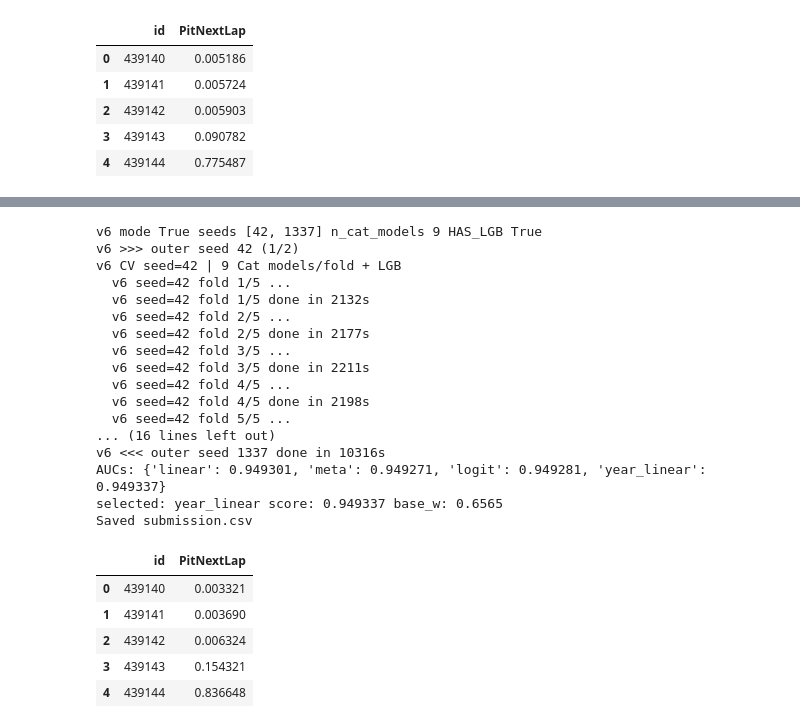
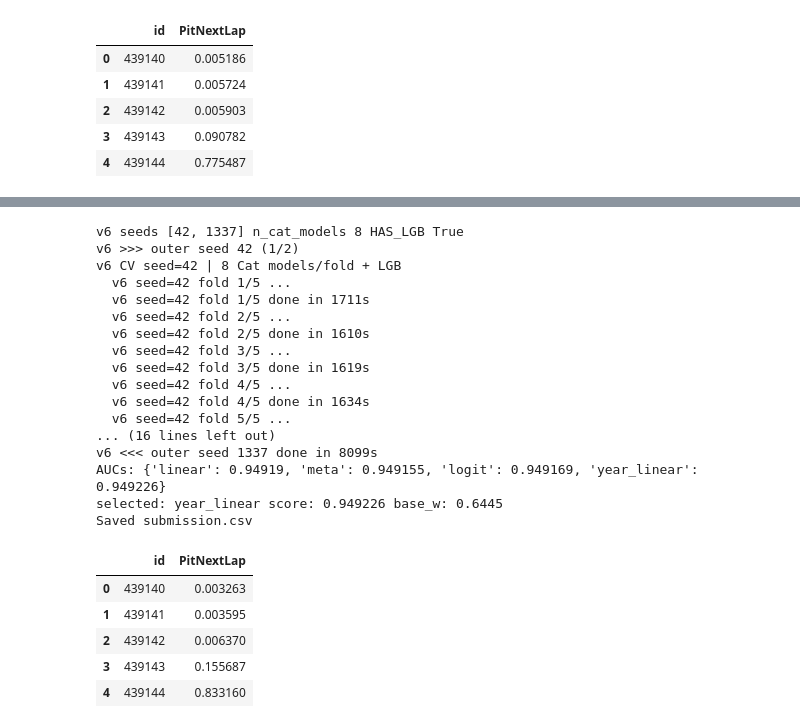
Before and after one commit to oivler/kaggle-f1-pit-stops, a Jupyter notebook: model.ipynb, the cells around one changed output, grey strips where cells are left out. Drawn from its saved outputs; the diff is of its cells as text; code cells hidden in the pictures.

```diff
--- a/model.ipynb
+++ b/model.ipynb
@@ -733,8 +733,6 @@ def add_fold_count_and_bins(X_tr, X_va, X_tst):
         X_tst[bn] = kb.transform(np.asarray(X_tst[col], dtype=float).reshape(-1, 1)).ravel().astype(np.float32)
     return X_tr, X_va, X_tst
 
-OVERNIGHT_MODE = True
-
 param_list = [
     {'loss_function': 'Logloss', 'eval_metric': 'AUC', 'learning_rate': 0.05, 'depth': 6, 'iterations': 850, 'l2_leaf_reg': 5, 'random_strength': 1.0, 'subsample': 0.9, 'bootstrap_type': 'Bernoulli', 'random_state': 42, 'verbose': False},
     {'loss_function': 'Logloss', 'eval_metric': 'AUC', 'learning_rate': 0.04, 'depth': 7, 'iterations': 1000, 'l2_leaf_reg': 7, 'random_strength': 1.2, 'subsample': 0.85, 'bootstrap_type': 'Bernoulli', 'random_state': 99, 'verbose': False},
@@ -745,12 +743,6 @@ param_list = [
     {'loss_function': 'Logloss', 'eval_metric': 'AUC', 'learning_rate': 0.032, 'depth': 8, 'iterations': 1450, 'l2_leaf_reg': 10, 'random_strength': 1.4, 'subsample': 0.82, 'bootstrap_type': 'Bernoulli', 'random_state': 808, 'verbose': False},
     {'loss_function': 'Logloss', 'eval_metric': 'AUC', 'learning_rate': 0.048, 'depth': 6, 'iterations': 1100, 'l2_leaf_reg': 8, 'random_strength': 0.95, 'subsample': 0.9, 'bootstrap_type': 'Bernoulli', 'random_state': 1601, 'verbose': False},
 ]
-
-if OVERNIGHT_MODE:
-    param_list += [
-        {'loss_function': 'Logloss', 'eval_metric': 'AUC', 'learning_rate': 0.036, 'depth': 8, 'iterations': 1600, 'l2_leaf_reg': 11, 'random_strength': 1.5, 'bootstrap_type': 'Bayesian', 'bagging_temperature': 1.2, 'random_state': 2401, 'verbose': False},
-        {'loss_function': 'Logloss', 'eval_metric': 'AUC', 'learning_rate': 0.058, 'depth': 6, 'iterations': 980, 'l2_leaf_reg': 6, 'random_strength': 0.9, 'subsample': 0.92, 'bootstrap_type': 'Bernoulli', 'random_state': 9871, 'verbose': False},
-    ]
 
 try:
     import lightgbm as lgb
@@ -765,10 +757,10 @@ except Exception:
     xgb_module = None
     has_xgb_stack = False
 
-CV_SEEDS = [42, 1337, 2027] if OVERNIGHT_MODE else [42, 1337]
-LGB_NUM_BOOST_ROUND = 1800 if OVERNIGHT_MODE else 1500
-LGB_EARLY_STOP = 150 if OVERNIGHT_MODE else 120
-print('OVERNIGHT_MODE', OVERNIGHT_MODE, 'seeds', CV_SEEDS, 'cat_models', len(param_list), 'lgb_rounds', LGB_NUM_BOOST_ROUND, 'has_xgb', has_xgb_stack)
+CV_SEEDS = [42, 1337]
+LGB_NUM_BOOST_ROUND = 1500
+LGB_EARLY_STOP = 120
+print('v5 seeds', CV_SEEDS, 'cat_models', len(param_list), 'lgb_rounds', LGB_NUM_BOOST_ROUND, 'has_xgb', has_xgb_stack)
 
 def single_seed_cv(seed_cv):
     skf = StratifiedKFold(n_splits=5, shuffle=True, random_state=seed_cv)
@@ -834,10 +826,6 @@ def single_seed_cv(seed_cv):
                 {'learning_rate': 0.052, 'num_leaves': 48, 'min_data_in_leaf': 96, 'feature_fraction': 0.78, 'bagging_fraction': 0.88, 'seed': 900 + fold},
                 {'learning_rate': 0.038, 'num_leaves': 80, 'min_data_in_leaf': 170, 'feature_fraction': 0.82, 'bagging_fraction': 0.82, 'seed': 1300 + fold},
             ]
-            if OVERNIGHT_MODE:
-                lgb_variants.append(
-                    {'learning_rate': 0.042, 'num_leaves': 72, 'min_data_in_leaf': 128, 'feature_fraction': 0.8, 'bagging_fraction': 0.9, 'seed': 1700 + fold}
-                )
             for lv in lgb_variants:
                 dtrain = lgb.Dataset(X_tr_l, label=y_tr, categorical_feature=cat_idx)
                 dval = lgb.Dataset(X_va_l, label=y_va, categorical_feature=cat_idx, reference=dtrain)
@@ -947,9 +935,9 @@ if has_catboost:
 
     best_w = 1.0
     best_auc_grid = roc_auc_score(y, oof_cb)
-    grid_n = 301 if OVERNIGHT_MODE else 201
-    local_n = 241 if OVERNIGHT_MODE else 161
-    local_span = 0.03 if OVERNIGHT_MODE else 0.04
+    grid_n = 201
+    local_n = 161
+    local_span = 0.04
     for w in np.linspace(0.0, 1.0, grid_n):
         blend_oof = w * oof_cb + (1.0 - w) * oof_aux
         auc = roc_auc_score(y, blend_oof)
@@ -1117,8 +1106,6 @@ try:
     HAS_LGB = True
 except Exception:
     HAS_LGB = False
-
-OVERNIGHT_MODE = True
 
 TARGET = 'PitNextLap'
 ID = 'id'
@@ -1170,16 +1157,10 @@ param_list = [
     {'loss_function': 'Logloss', 'eval_metric': 'AUC', 'learning_rate': 0.048, 'depth': 6, 'iterations': 1100, 'l2_leaf_reg': 8, 'random_strength': 0.95, 'subsample': 0.9, 'bootstrap_type': 'Bernoulli', 'random_state': 1601, 'verbose': False},
 ]
 
-if OVERNIGHT_MODE:
-    param_list += [
-        {'loss_function': 'Logloss', 'eval_metric': 'AUC', 'learning_rate': 0.036, 'depth': 8, 'iterations': 1600, 'l2_leaf_reg': 11, 'random_strength': 1.5, 'bootstrap_type': 'Bayesian', 'bagging_temperature': 1.2, 'random_state': 2401, 'verbose': False},
-    ]
-
-# Overnight: 2 seeds (not 3) + one extra Cat profile keeps wall-clock closer to "one night".
-CV_SEEDS = [42, 1337] if OVERNIGHT_MODE else [42, 1337]
-LGB_NUM_BOOST_ROUND = 1650 if OVERNIGHT_MODE else 1500
-LGB_EARLY_STOP = 130 if OVERNIGHT_MODE else 120
-print('v6 mode', OVERNIGHT_MODE, 'seeds', CV_SEEDS, 'n_cat_models', len(param_list), 'HAS_LGB', HAS_LGB, flush=True)
+CV_SEEDS = [42, 1337]
+LGB_NUM_BOOST_ROUND = 1500
+LGB_EARLY_STOP = 120
+print('v6 seeds', CV_SEEDS, 'n_cat_models', len(param_list), 'HAS_LGB', HAS_LGB, flush=True)
 
 def single_seed_cv(seed_cv):
     t_seed = time.perf_counter()
@@ -1333,44 +1314,44 @@ eps = 1e-6
 ocb = np.clip(oof_cb, eps, 1 - eps)
 oax = np.clip(oof_aux, eps, 1 - eps)
 tcb = np.clip(test_cb, eps, 1 - eps)
 tax = np.clip(test_aux, eps, 1 - eps)
 oof_logit = 1.0 / (1.0 + np.exp(-(best_w * np.log(ocb / (1 - ocb)) + (1 - best_w) * np.log(oax / (1 - oax)))))
 test_logit = 1.0 / (1.0 + np.exp(-(best_w * np.log(tcb / (1 - tcb)) + (1 - best_w) * np.log(tax / (1 - tax)))))
 auc_logit = roc_auc_score(y, oof_logit)
 
 candidates = [('linear', best_auc, test_linear), ('meta', auc_meta, test_meta), ('logit', auc_logit, test_logit)]
 if test_year is not None and best_year_auc > 0:
     candidates.append(('year_linear', best_year_auc, test_year))
 
 best_name, best_score, test_final = max(candidates, key=lambda x: x[1])
 print('AUCs:', {k: round(v, 6) for k, v, _ in candidates})
 print('selected:', best_name, 'score:', round(best_score, 6), 'base_w:', round(best_w, 4))
 
 submission = pd.DataFrame({'id': test[ID], 'PitNextLap': test_final})
 submission.to_csv('submission.csv', index=False)
 print('Saved submission.csv')
 display(submission.head())
 # %% [output]
-v6 mode True seeds [42, 1337] n_cat_models 9 HAS_LGB True
+v6 seeds [42, 1337] n_cat_models 8 HAS_LGB True
 v6 >>> outer seed 42 (1/2)
-v6 CV seed=42 | 9 Cat models/fold + LGB
+v6 CV seed=42 | 8 Cat models/fold + LGB
   v6 seed=42 fold 1/5 ...
-  v6 seed=42 fold 1/5 done in 2132s
+  v6 seed=42 fold 1/5 done in 1711s
   v6 seed=42 fold 2/5 ...
-  v6 seed=42 fold 2/5 done in 2177s
+  v6 seed=42 fold 2/5 done in 1610s
   v6 seed=42 fold 3/5 ...
-  v6 seed=42 fold 3/5 done in 2211s
+  v6 seed=42 fold 3/5 done in 1619s
   v6 seed=42 fold 4/5 ...
-  v6 seed=42 fold 4/5 done in 2198s
+  v6 seed=42 fold 4/5 done in 1634s
   v6 seed=42 fold 5/5 ...
 ... (16 lines left out)
-v6 <<< outer seed 1337 done in 10316s
-AUCs: {'linear': 0.949301, 'meta': 0.949271, 'logit': 0.949281, 'year_linear': 0.949337}
-selected: year_linear score: 0.949337 base_w: 0.6565
+v6 <<< outer seed 1337 done in 8099s
+AUCs: {'linear': 0.94919, 'meta': 0.949155, 'logit': 0.949169, 'year_linear': 0.949226}
+selected: year_linear score: 0.949226 base_w: 0.6445
 Saved submission.csv
 |  | id | PitNextLap |
-| 0 | 439140 | 0.003321 |
-| 1 | 439141 | 0.003690 |
-| 2 | 439142 | 0.006324 |
-| 3 | 439143 | 0.154321 |
-| 4 | 439144 | 0.836648 |
+| 0 | 439140 | 0.003263 |
+| 1 | 439141 | 0.003595 |
+| 2 | 439142 | 0.006370 |
+| 3 | 439143 | 0.155687 |
+| 4 | 439144 | 0.833160 |
```
Also changed, not shown: parts of 5 cells of this notebook.
